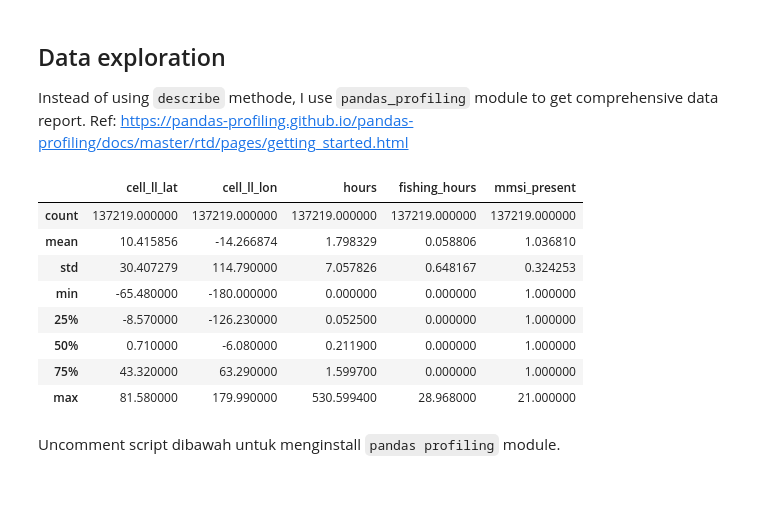
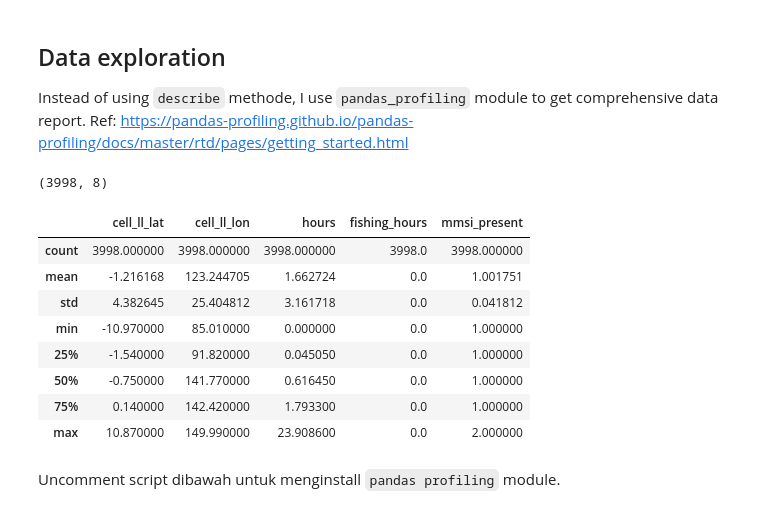
Before and after one commit to titan-khan/Data-Science, a Jupyter notebook: Exploratory Data Analysis/Eksplorasi Data FishWatch.ipynb, the cells around one changed output. Drawn from its saved outputs; the diff is of its cells as text; code cells hidden in the pictures.

```diff
--- a/Exploratory Data Analysis/Eksplorasi Data FishWatch.ipynb
+++ b/Exploratory Data Analysis/Eksplorasi Data FishWatch.ipynb
@@ -82,18 +82,26 @@ all_df.head()
 ## Data exploration
 Instead of using `describe` methode, I use `pandas_profiling` module to get comprehensive data report.
 Ref: https://pandas-profiling.github.io/pandas-profiling/docs/master/rtd/pages/getting_started.html
+# %%
+# filter data and fit into Indonesia
+all_df_id = all_df[(all_df['cell_ll_lon'] > 85) & (all_df['cell_ll_lon'] < 150)
+          & (all_df['cell_ll_lat'] > -11) & (all_df['cell_ll_lat'] < 11)]
+
+all_df_id.shape
+# %% [output]
+(3998, 8)
 # %%
-all_df.describe()
+all_df_id.describe()
 # %% [output]
 |  | cell_ll_lat | cell_ll_lon | hours | fishing_hours | mmsi_present |
-| count | 137219.000000 | 137219.000000 | 137219.000000 | 137219.000000 | 137219.000000 |
-| mean | 10.415856 | -14.266874 | 1.798329 | 0.058806 | 1.036810 |
-| std | 30.407279 | 114.790000 | 7.057826 | 0.648167 | 0.324253 |
-| min | -65.480000 | -180.000000 | 0.000000 | 0.000000 | 1.000000 |
-| 25% | -8.570000 | -126.230000 | 0.052500 | 0.000000 | 1.000000 |
-| 50% | 0.710000 | -6.080000 | 0.211900 | 0.000000 | 1.000000 |
-| 75% | 43.320000 | 63.290000 | 1.599700 | 0.000000 | 1.000000 |
-| max | 81.580000 | 179.990000 | 530.599400 | 28.968000 | 21.000000 |
+| count | 3998.000000 | 3998.000000 | 3998.000000 | 3998.0 | 3998.000000 |
+| mean | -1.216168 | 123.244705 | 1.662724 | 0.0 | 1.001751 |
+| std | 4.382645 | 25.404812 | 3.161718 | 0.0 | 0.041812 |
+| min | -10.970000 | 85.010000 | 0.000000 | 0.0 | 1.000000 |
+| 25% | -1.540000 | 91.820000 | 0.045050 | 0.0 | 1.000000 |
+| 50% | -0.750000 | 141.770000 | 0.616450 | 0.0 | 1.000000 |
+| 75% | 0.140000 | 142.420000 | 1.793300 | 0.0 | 1.000000 |
+| max | 10.870000 | 149.990000 | 23.908600 | 0.0 | 2.000000 |
 # %% [markdown]
 Uncomment script dibawah untuk menginstall `pandas profiling` module.
 # %%
```
Also changed, not shown: parts of 2 cells of this notebook.
